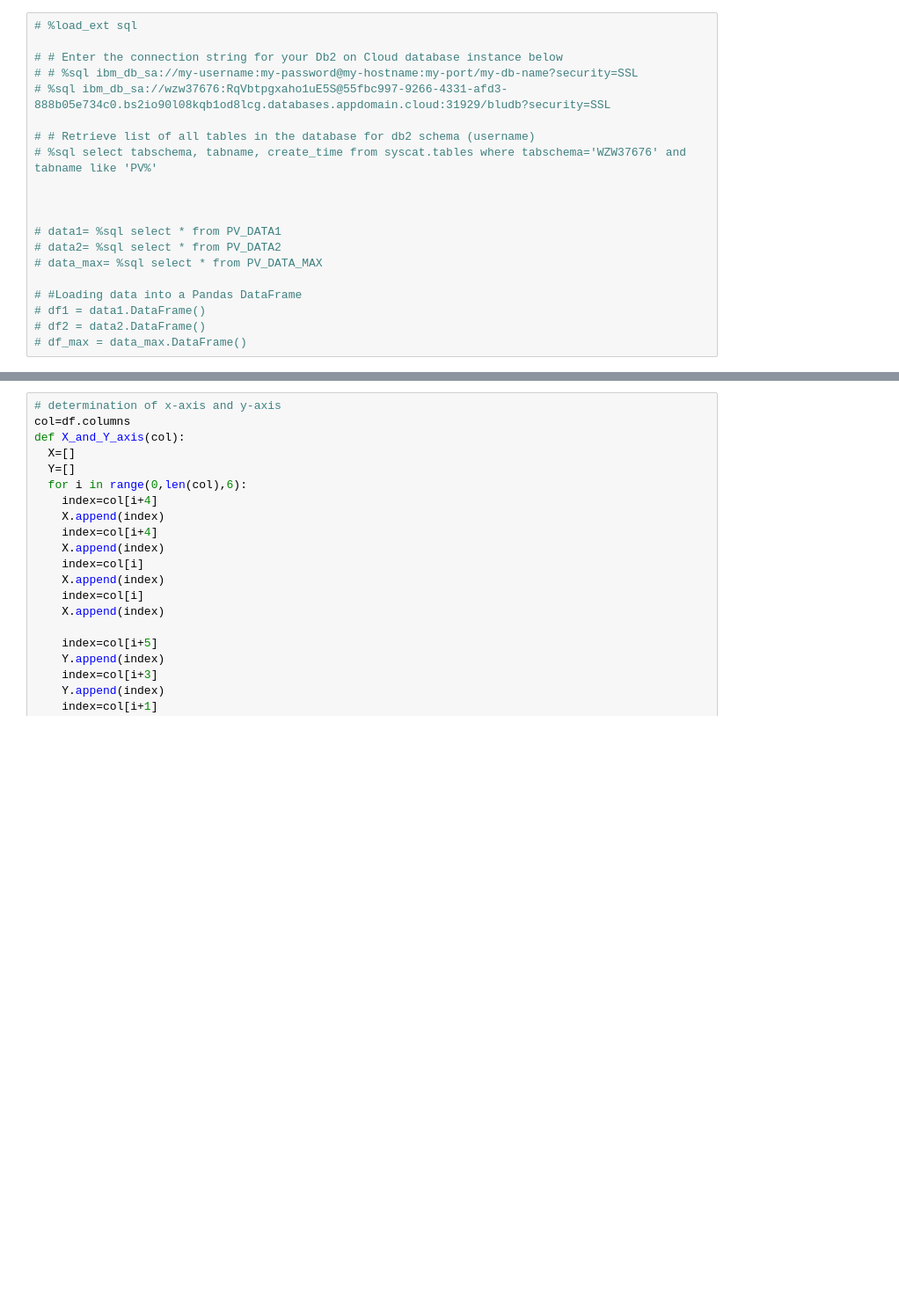
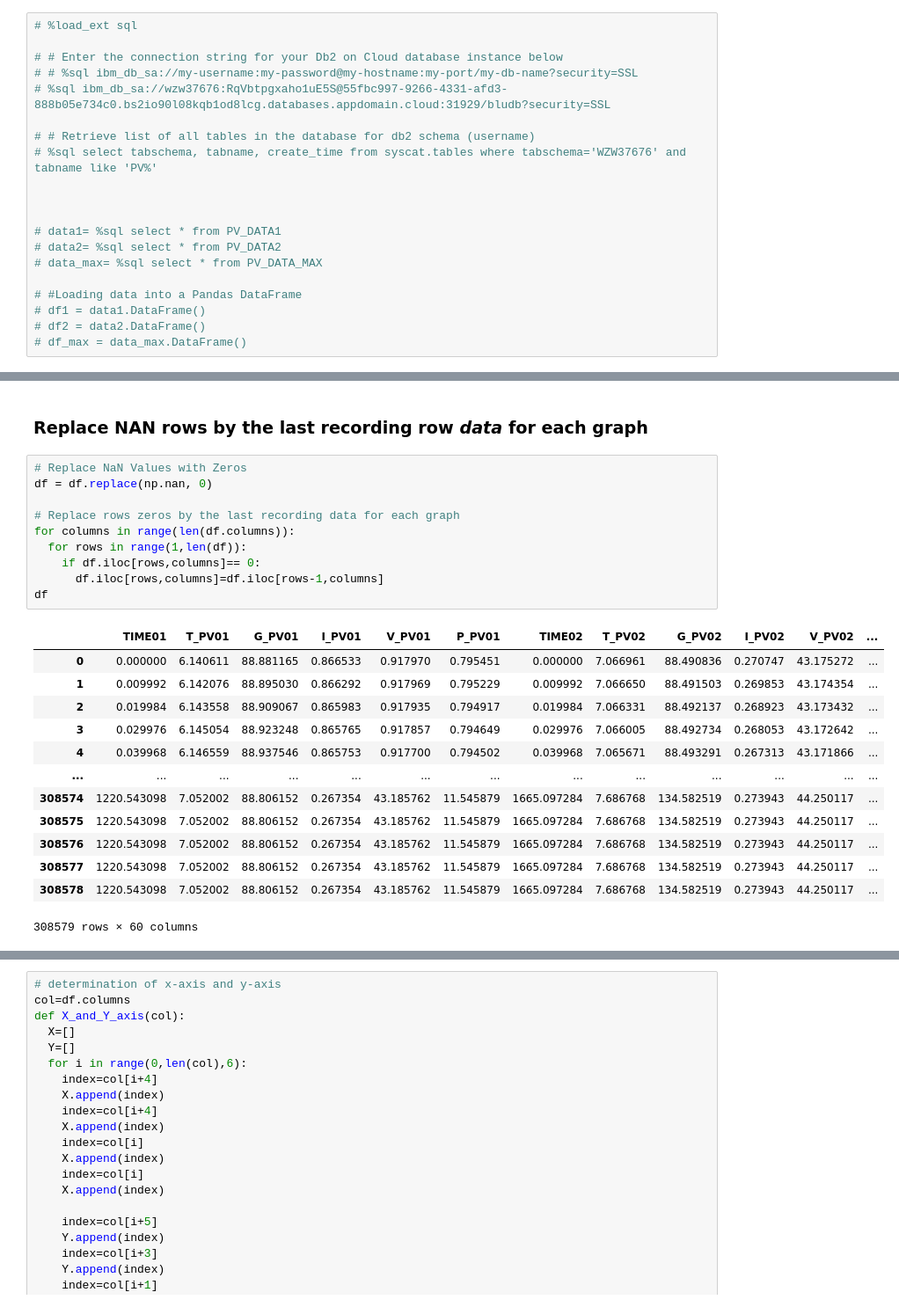
Before and after one commit to Mohamed-derbeli/ML-for-maximum-power-point-tracking-prediction-in-PV-system, a Jupyter notebook: ML_for_MPPT_prediction_in_PV_system.ipynb, the cells around one changed output, grey strips where cells are left out. Shown at 88% size. Drawn from its saved outputs; the diff is of its cells as text; blank space fills up the shorter version.

```diff
--- a/ML_for_MPPT_prediction_in_PV_system.ipynb
+++ b/ML_for_MPPT_prediction_in_PV_system.ipynb
@@ -141 +148,27 @@ df.head()
+# %% [markdown]
+### Replace NAN rows by the last recording row *data* for each graph
+# %%
+# Replace NaN Values with Zeros
+df = df.replace(np.nan, 0)
+
+# Replace rows zeros by the last recording data for each graph
+for columns in range(len(df.columns)):
+  for rows in range(1,len(df)):
+    if df.iloc[rows,columns]== 0:
+      df.iloc[rows,columns]=df.iloc[rows-1,columns]
+df
+# %% [output]
+|  | TIME01 | T_PV01 | G_PV01 | I_PV01 | V_PV01 | P_PV01 | TIME02 | T_PV02 | G_PV02 | I_PV02 | V_PV02 | ... |
+| 0 | 0.000000 | 6.140611 | 88.881165 | 0.866533 | 0.917970 | 0.795451 | 0.000000 | 7.066961 | 88.490836 | 0.270747 | 43.175272 | ... |
+| 1 | 0.009992 | 6.142076 | 88.895030 | 0.866292 | 0.917969 | 0.795229 | 0.009992 | 7.066650 | 88.491503 | 0.269853 | 43.174354 | ... |
+| 2 | 0.019984 | 6.143558 | 88.909067 | 0.865983 | 0.917935 | 0.794917 | 0.019984 | 7.066331 | 88.492137 | 0.268923 | 43.173432 | ... |
+| 3 | 0.029976 | 6.145054 | 88.923248 | 0.865765 | 0.917857 | 0.794649 | 0.029976 | 7.066005 | 88.492734 | 0.268053 | 43.172642 | ... |
+| 4 | 0.039968 | 6.146559 | 88.937546 | 0.865753 | 0.917700 | 0.794502 | 0.039968 | 7.065671 | 88.493291 | 0.267313 | 43.171866 | ... |
+| ... | ... | ... | ... | ... | ... | ... | ... | ... | ... | ... | ... | ... |
+| 308574 | 1220.543098 | 7.052002 | 88.806152 | 0.267354 | 43.185762 | 11.545879 | 1665.097284 | 7.686768 | 134.582519 | 0.273943 | 44.250117 | ... |
+| 308575 | 1220.543098 | 7.052002 | 88.806152 | 0.267354 | 43.185762 | 11.545879 | 1665.097284 | 7.686768 | 134.582519 | 0.273943 | 44.250117 | ... |
+| 308576 | 1220.543098 | 7.052002 | 88.806152 | 0.267354 | 43.185762 | 11.545879 | 1665.097284 | 7.686768 | 134.582519 | 0.273943 | 44.250117 | ... |
+| 308577 | 1220.543098 | 7.052002 | 88.806152 | 0.267354 | 43.185762 | 11.545879 | 1665.097284 | 7.686768 | 134.582519 | 0.273943 | 44.250117 | ... |
+| 308578 | 1220.543098 | 7.052002 | 88.806152 | 0.267354 | 43.185762 | 11.545879 | 1665.097284 | 7.686768 | 134.582519 | 0.273943 | 44.250117 | ... |
+308579 rows × 60 columns
 # %%
```
Also changed, not shown: parts of 8 cells of this notebook.
